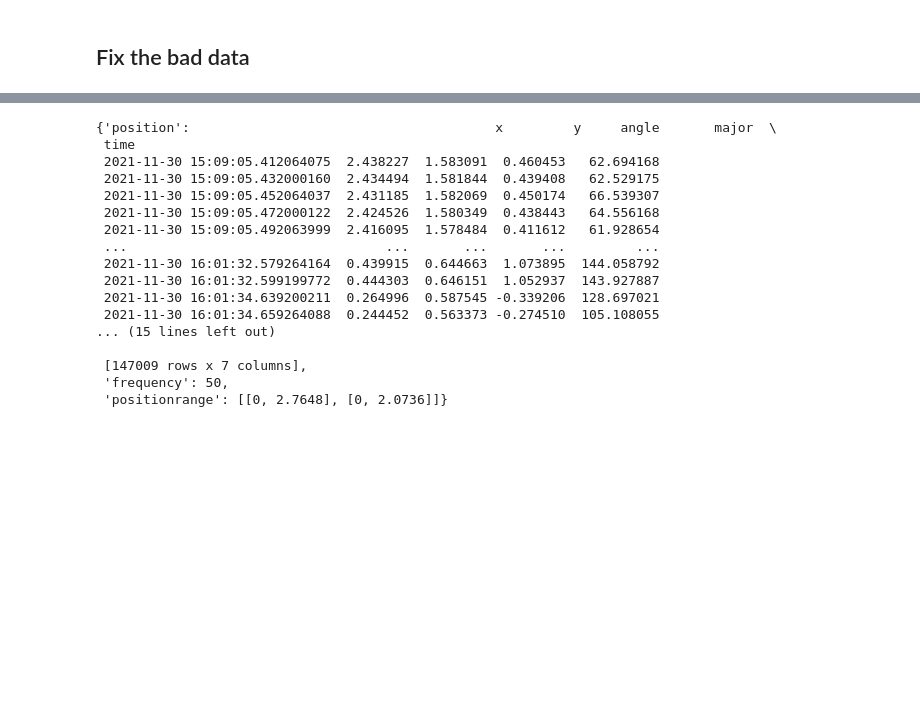
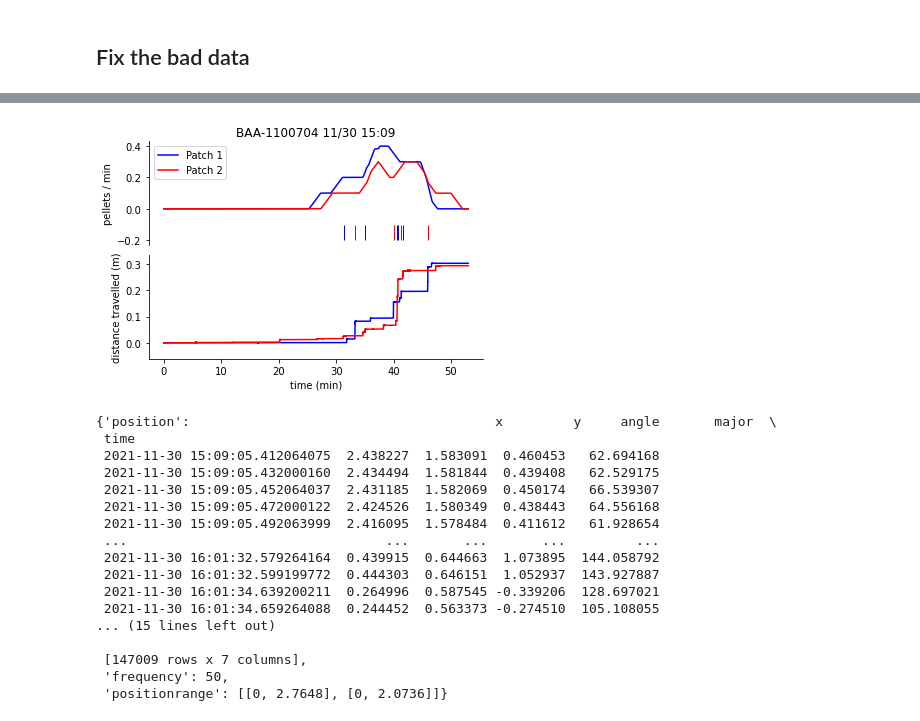
Before and after one commit to SainsburyWellcomeCentre/aeon_mecha, a Jupyter notebook: docs/examples/social.ipynb, the cells around one changed output, grey strips where cells are left out. Drawn from its saved outputs; the diff is of its cells as text; code cells hidden in the pictures; blank space fills up the shorter version.

Commit message:
patch plot working

```diff
--- a/docs/examples/social.ipynb
+++ b/docs/examples/social.ipynb
@@ -93,3 +93,9 @@ Pandas(Index=9, id='BAA-1100704', weight_start=25.3, weight_end=25.3, start=Time
+# %%
+data = helpers.getWheelData(dataroot, session.start, session.end)
+data['meta'] = {'session':session}
+fig = plotting.plotWheelData(**data)
+# %% [output]
+[figure, added]
 # %%
 start, end, sdf = helpers.splitOnStateChange(dataroot, session.start, session.end)
 start, end, sdf
```
Also changed, not shown: parts of 1 cell of this notebook, 2 other files.
